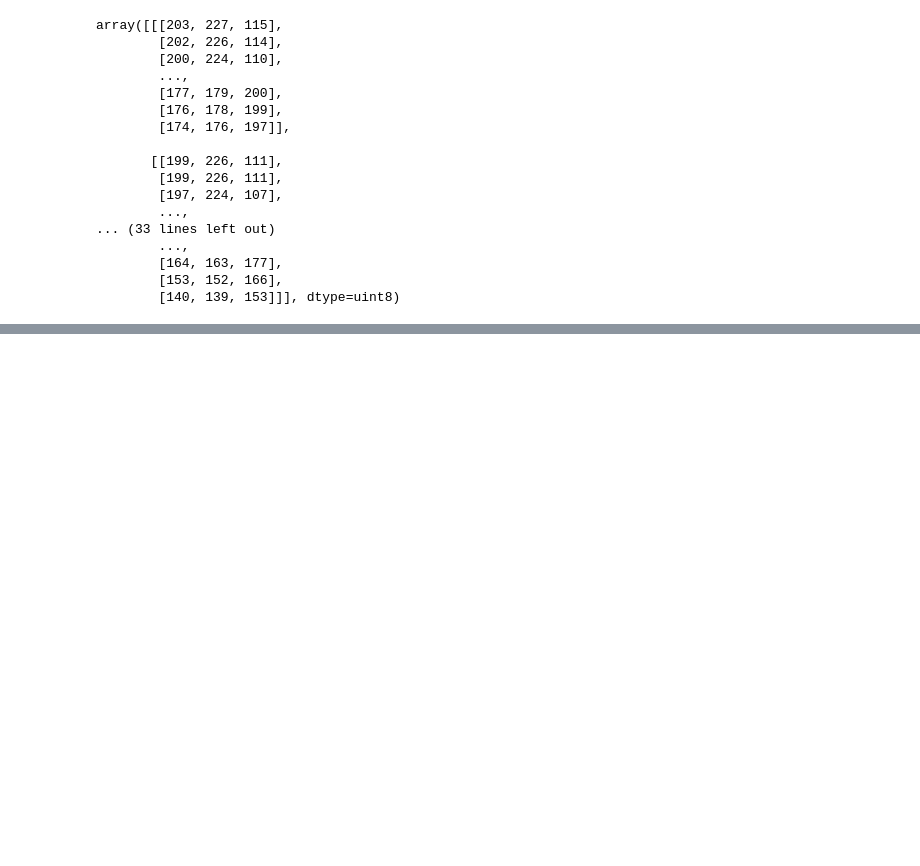
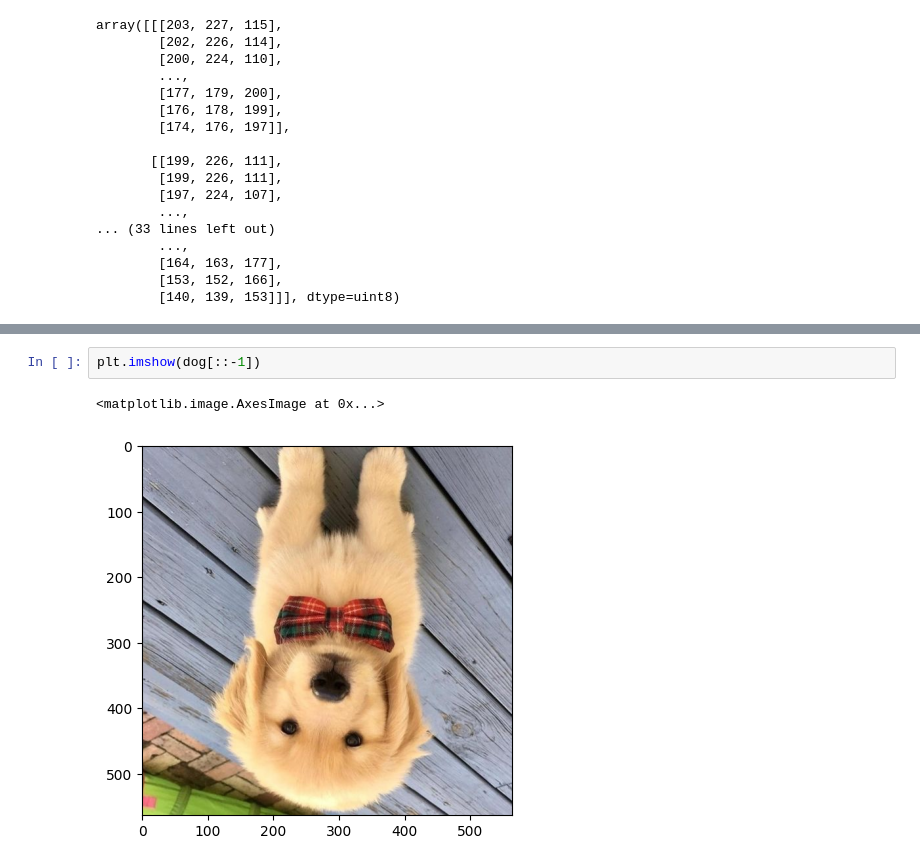
Before and after one commit to Jayaprakash1710/Module-7-Common-Core-Foundations-NS, a Jupyter notebook: Numpy_4_Misc_Topicsipynb.ipynb, the cells around one changed output, grey strips where cells are left out. Cells and saved outputs as stored; diff of their text form; blank space fills up the shorter version.

```diff
--- a/Numpy_4_Misc_Topicsipynb.ipynb
+++ b/Numpy_4_Misc_Topicsipynb.ipynb
@@ -158,0 +168,5 @@ array([[[203, 227, 115],
+# %%
+plt.imshow(dog[::-1])
+# %% [output]
+<matplotlib.image.AxesImage at 0x...>
+[figure, added]
```
Also changed, not shown: parts of 26 cells of this notebook.
